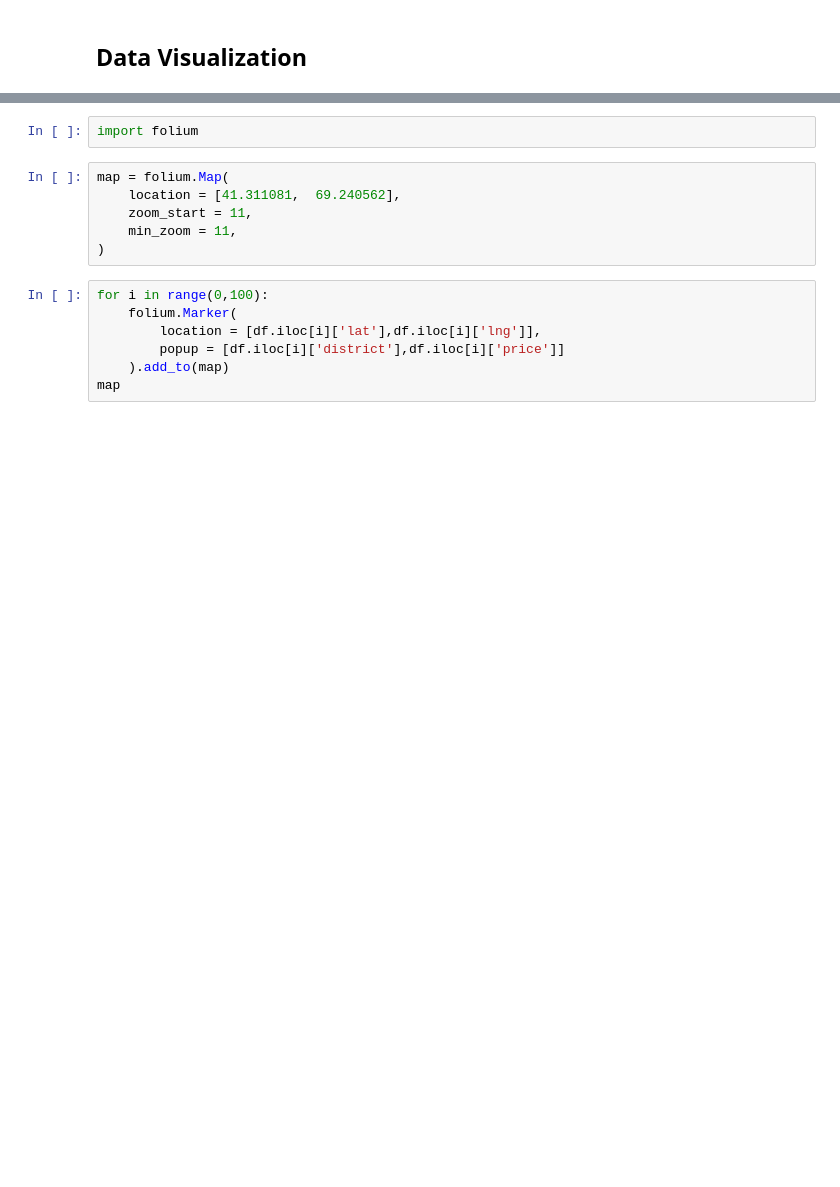
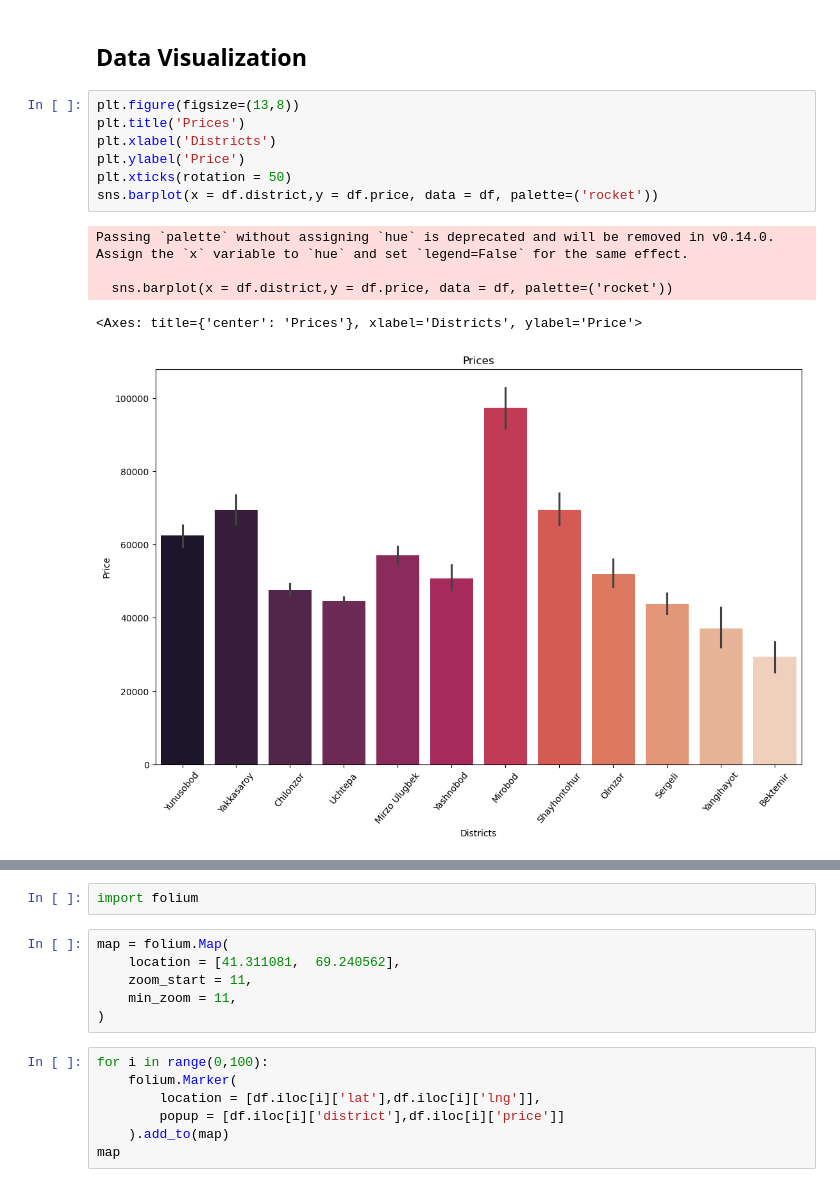
Before and after one commit to dadaxonEnigma/Exploratory-Data-Analysis, a Jupyter notebook: Prices in Tashkent/price houses.ipynb, the cells around one changed output, grey strips where cells are left out. Cells and saved outputs as stored; diff of their text form; blank space fills up the shorter version.

```diff
--- a/Prices in Tashkent/price houses.ipynb
+++ b/Prices in Tashkent/price houses.ipynb
@@ -69,3 +84,16 @@ price_of_houses = df.price.unique()
 # %% [markdown]
 ## Data Visualization
+# %%
+plt.figure(figsize=(13,8))
+plt.title('Prices')
+plt.xlabel('Districts')
+plt.ylabel('Price')
+plt.xticks(rotation = 50)
+sns.barplot(x = df.district,y = df.price, data = df, palette=('rocket'))
+# %% [output]
+Passing `palette` without assigning `hue` is deprecated and will be removed in v0.14.0. Assign the `x` variable to `hue` and set `legend=False` for the same effect.
+
+  sns.barplot(x = df.district,y = df.price, data = df, palette=('rocket'))
+<Axes: title={'center': 'Prices'}, xlabel='Districts', ylabel='Price'>
+[figure, added]
 # %%
```
Also changed, not shown: parts of 3 cells of this notebook.
